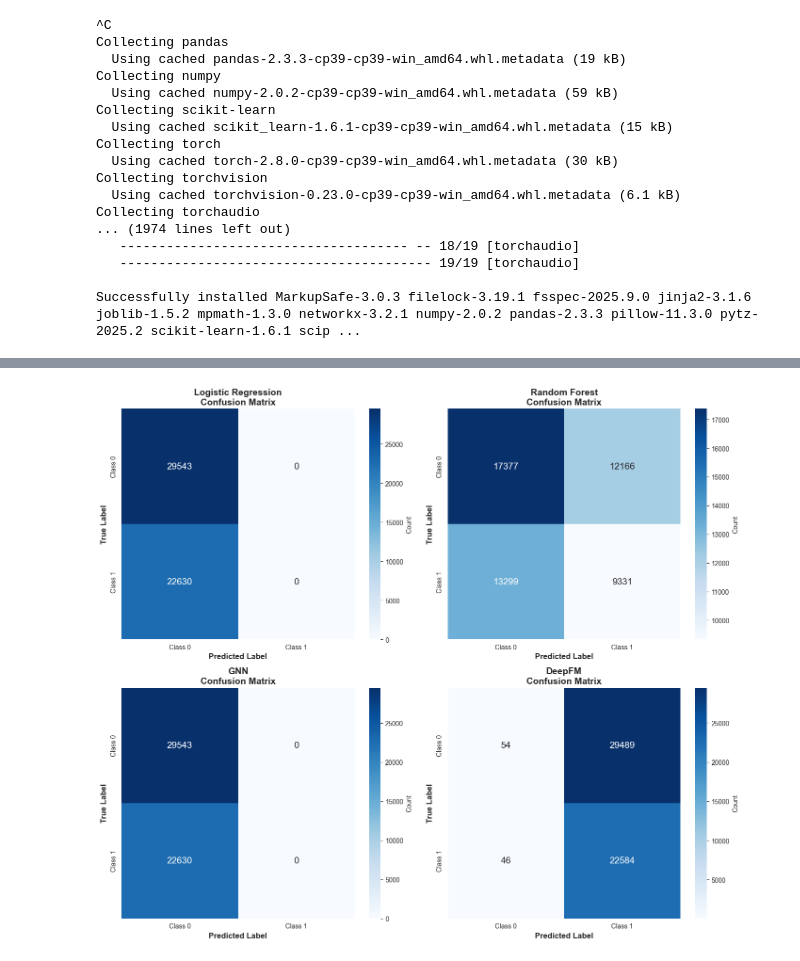
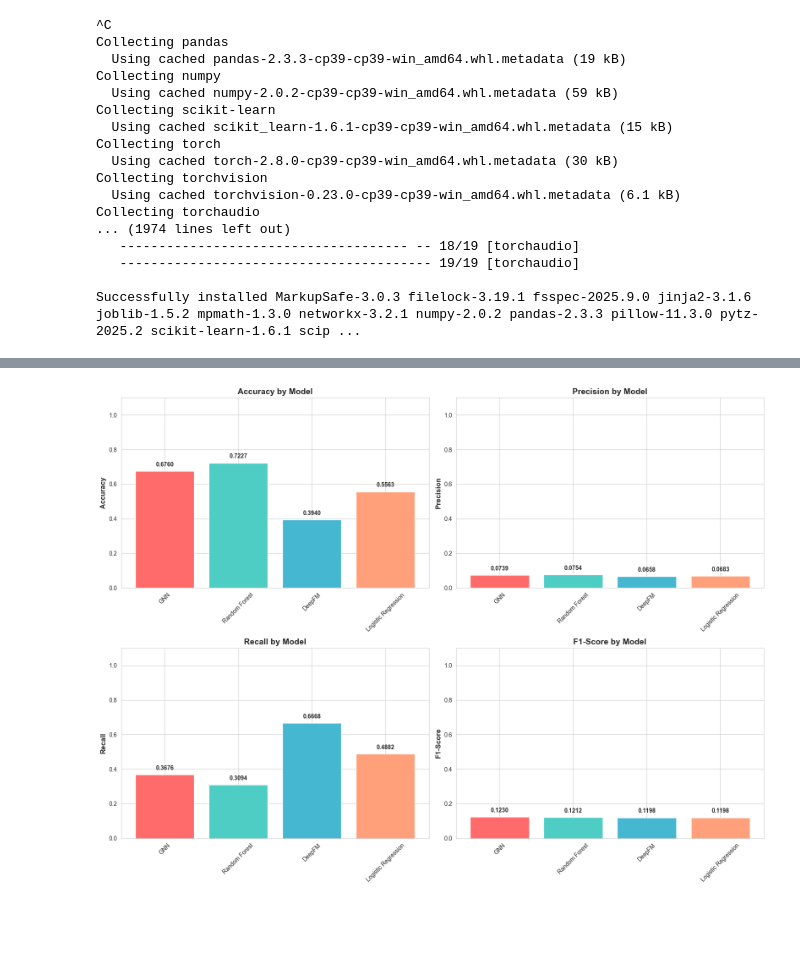
Before and after one commit to OscarEscriba/Proyecto-2-Data-Science, a Jupyter notebook: proyecto2.ipynb, the cells around one changed output, grey strips where cells are left out. Cells and saved outputs as stored; diff of their text form; code cells hidden in the pictures; blank space fills up the shorter version.

```diff
--- a/proyecto2.ipynb
+++ b/proyecto2.ipynb
@@ -547,27 +592,29 @@ plt.show()
-# %%
-fig, axes = plt.subplots(2, 2, figsize=(14, 12))
-
-confusion_matrices = [
-    ('Logistic Regression', confusion_matrix(y_val, lr_pred)),
-    ('Random Forest', confusion_matrix(y_val, rf_pred)),
-    ('GNN', confusion_matrix(y_val, gnn_predictions)),
-    ('DeepFM', confusion_matrix(y_val, deepfm_predictions))
-]
-
-for idx, (model_name, cm) in enumerate(confusion_matrices):
-    row = idx // 2
-    col = idx % 2
-
-    sns.heatmap(cm, annot=True, fmt='d', cmap='Blues', ax=axes[row, col],
-                cbar_kws={'label': 'Count'}, annot_kws={'size': 14})
-    axes[row, col].set_title(f'{model_name}\nConfusion Matrix', fontsize=14, fontweight='bold')
-    axes[row, col].set_xlabel('Predicted Label', fontsize=12, fontweight='bold')
-    axes[row, col].set_ylabel('True Label', fontsize=12, fontweight='bold')
-    axes[row, col].set_xticklabels(['Class 0', 'Class 1'])
-    axes[row, col].set_yticklabels(['Class 0', 'Class 1'])
-
-plt.tight_layout()
-plt.savefig('confusion_matrices.png', dpi=300, bbox_inches='tight')
-plt.show()
-# %% [output]
-[figure, removed]
+# %%
+fig, axes = plt.subplots(2, 2, figsize=(16, 12))
+
+metrics = ['Accuracy', 'Precision', 'Recall', 'F1-Score']
+colors = ['#FF6B6B', '#4ECDC4', '#45B7D1', '#FFA07A']
+
+for idx, metric in enumerate(metrics):
+    row = idx // 2
+    col = idx % 2
+
+    values = results_df[metric].tolist()
+    models = results_df['Model'].tolist()
+
+    bars = axes[row, col].bar(models, values, color=colors)
+    axes[row, col].set_ylabel(metric, fontsize=12, fontweight='bold')
+    axes[row, col].set_title(f'{metric} by Model', fontsize=14, fontweight='bold')
+    axes[row, col].set_ylim(0, 1.1)
+    axes[row, col].tick_params(axis='x', rotation=45)
+
+    for bar, v in zip(bars, values):
+        height = bar.get_height()
+        axes[row, col].text(bar.get_x() + bar.get_width()/2., height + 0.02,
+                           f'{v:.4f}', ha='center', va='bottom', fontsize=10, fontweight='bold')
+
+plt.tight_layout()
+plt.savefig('metrics_comparison.png', dpi=300, bbox_inches='tight')
+plt.show()
+# %% [output]
+[figure, added]
```
Also changed, not shown: parts of 47 cells of this notebook.
